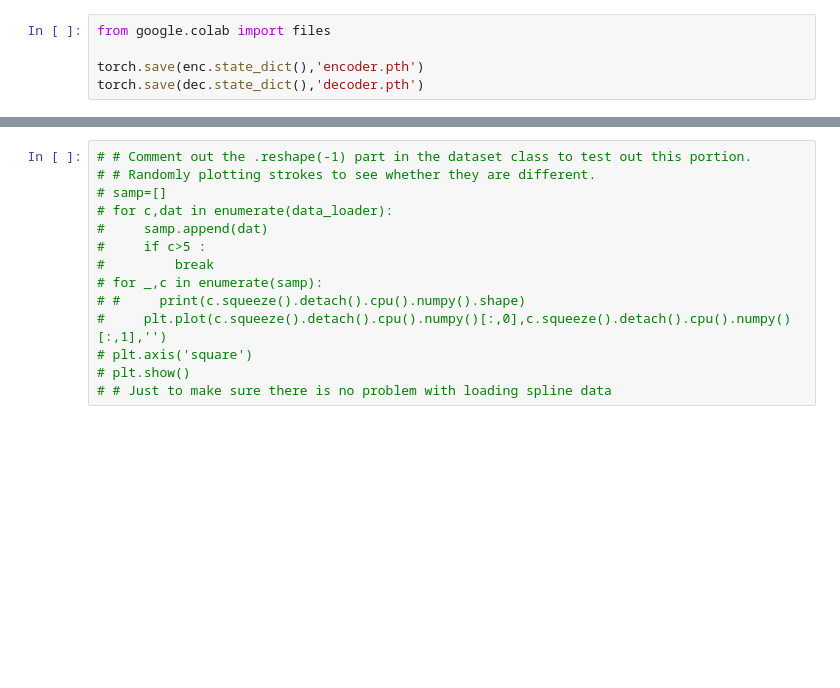
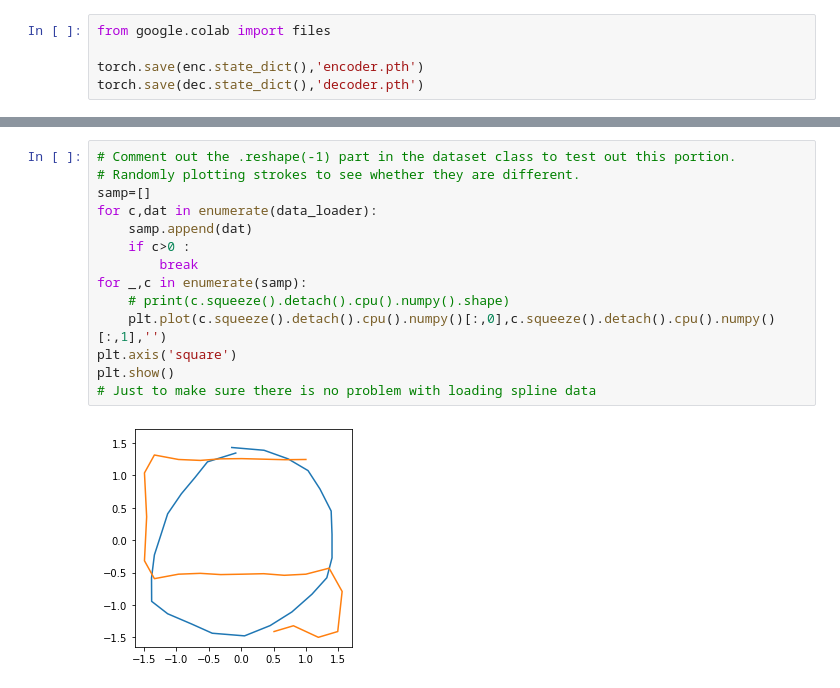
Before and after one commit to SomTambe/omniglot-bcs, a Jupyter notebook: models.ipynb, the cells around one changed output, grey strips where cells are left out. Drawn from its saved outputs; the diff is of its cells as text; blank space fills up the shorter version.

```diff
--- a/models.ipynb
+++ b/models.ipynb
@@ -334,14 +345,16 @@ original
 # %%
-# # Comment out the .reshape(-1) part in the dataset class to test out this portion.
-# # Randomly plotting strokes to see whether they are different.
-# samp=[]
-# for c,dat in enumerate(data_loader):
-#     samp.append(dat)
-#     if c>5 :
-#         break
-# for _,c in enumerate(samp):
-# #     print(c.squeeze().detach().cpu().numpy().shape)
-#     plt.plot(c.squeeze().detach().cpu().numpy()[:,0],c.squeeze().detach().cpu().numpy()[:,1],'')
-# plt.axis('square')
-# plt.show()
-# # Just to make sure there is no problem with loading spline data
+# Comment out the .reshape(-1) part in the dataset class to test out this portion.
+# Randomly plotting strokes to see whether they are different.
+samp=[]
+for c,dat in enumerate(data_loader):
+    samp.append(dat)
+    if c>0 :
+        break
+for _,c in enumerate(samp):
+    # print(c.squeeze().detach().cpu().numpy().shape)
+    plt.plot(c.squeeze().detach().cpu().numpy()[:,0],c.squeeze().detach().cpu().numpy()[:,1],'')
+plt.axis('square')
+plt.show()
+# Just to make sure there is no problem with loading spline data
+# %% [output]
+[figure, added]
```
Also changed, not shown: parts of 14 cells of this notebook.
